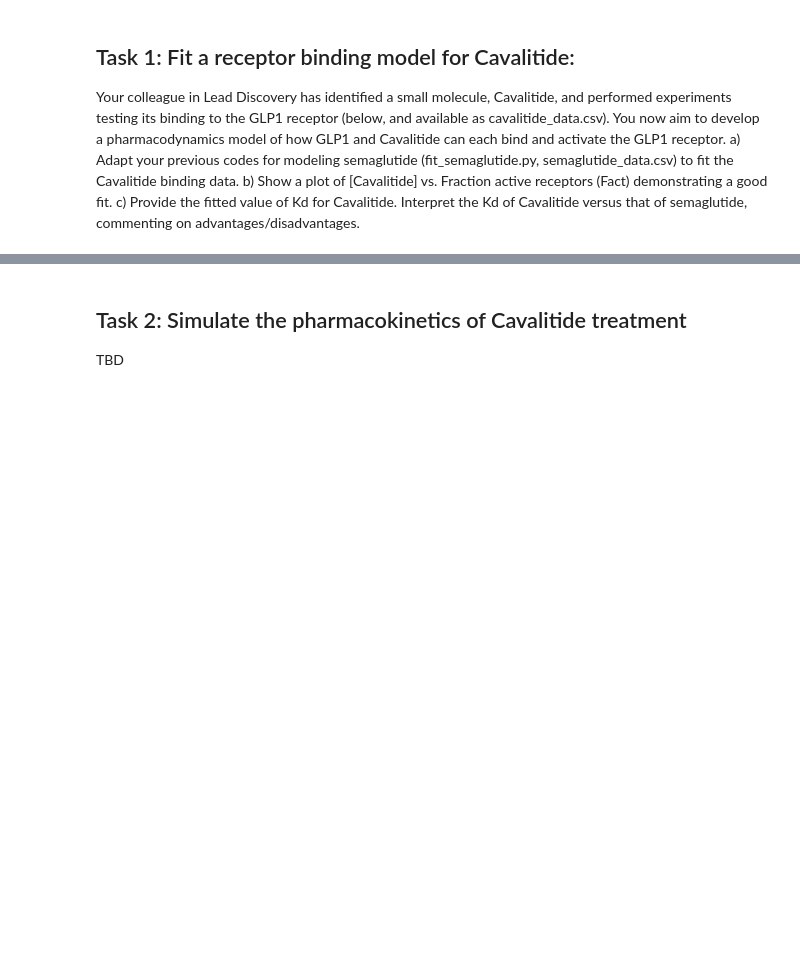
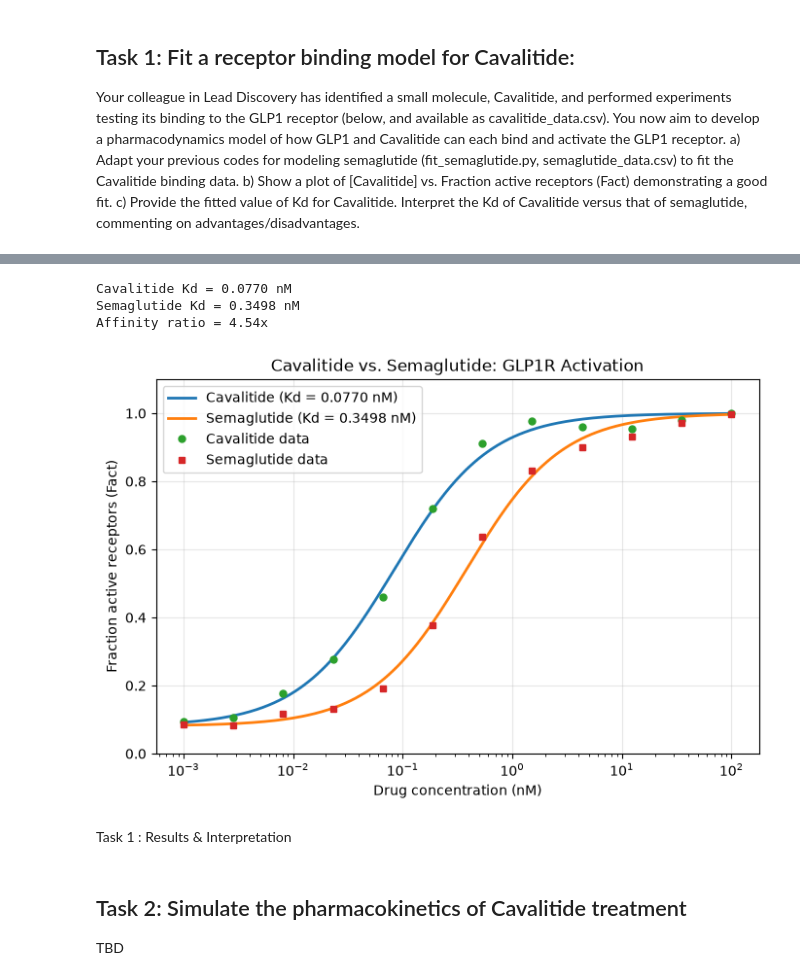
Before and after one commit to aloniabghirmay/BME2315_Module3, a Jupyter notebook: Module3_Project_Aloniab_Mona.ipynb, the cells around one changed output, grey strips where cells are left out. Cells and saved outputs as stored; diff of their text form; code cells hidden in the pictures; blank space fills up the shorter version.

```diff
--- a/Module3_Project_Aloniab_Mona.ipynb
+++ b/Module3_Project_Aloniab_Mona.ipynb
@@ -27,3 +109,66 @@ c)	Provide the fitted value of Kd for Cavalitide. Interpret the Kd of Cavalitide
+# %%
+
+# Load semaglutide experimental data
+sema_data = np.loadtxt("semaglutide_data.csv",
+                       delimiter=",", skiprows=1)
+
+sema_conc = sema_data[:, 0]
+sema_Fact = sema_data[:, 1]
+
+#Fit semaglutide using the same receptor-binding model
+popt_sema, pcov_sema = curve_fit(
+    model, sema_conc, sema_Fact,
+    p0=[0.38], bounds=(0.000001, np.inf)
+)
+
+Kd_sema = popt_sema[0]
+
+#Compare the two binding affinities
+affinity_ratio = Kd_sema / Kd_Cavalitide
+
+print(f"Cavalitide Kd = {Kd_Cavalitide:.4f} nM")
+print(f"Semaglutide Kd = {Kd_sema:.4f} nM")
+print(f"Affinity ratio = {affinity_ratio:.2f}x")
+
+#Generate fitted curves
+concentrations = np.logspace(-3, 2, 500)
+
+plt.figure(figsize=(8, 5))
+
+plt.semilogx(
+    concentrations,
+    model(concentrations, Kd_Cavalitide),
+    label=f"Cavalitide (Kd = {Kd_Cavalitide:.4f} nM)",
+    linewidth=2
+)
+
+plt.semilogx(
+    concentrations,
+    model(concentrations, Kd_sema),
+    label=f"Semaglutide (Kd = {Kd_sema:.4f} nM)",
+    linewidth=2
+)
+
+plt.semilogx(cavalitide, Fact_data, "o",
+             label="Cavalitide data", markersize=5)
+
+plt.semilogx(sema_conc, sema_Fact, "s",
+             label="Semaglutide data", markersize=5)
+
+plt.xlabel("Drug concentration (nM)")
+plt.ylabel("Fraction active receptors (Fact)")
+plt.title("Cavalitide vs. Semaglutide: GLP1R Activation")
+plt.ylim(0, 1.1)
+plt.legend()
+plt.grid(True, alpha=0.3)
+plt.show()
+# %% [output]
+Cavalitide Kd = 0.0770 nM
+Semaglutide Kd = 0.3498 nM
+Affinity ratio = 4.54x
+[figure, added]
+# %% [markdown]
+Task 1 :  Results & Interpretation
 # %% [markdown]
 ## Task 2: Simulate the pharmacokinetics of Cavalitide treatment
 
```
Also changed, not shown: parts of 3 cells of this notebook, 4 other files.
